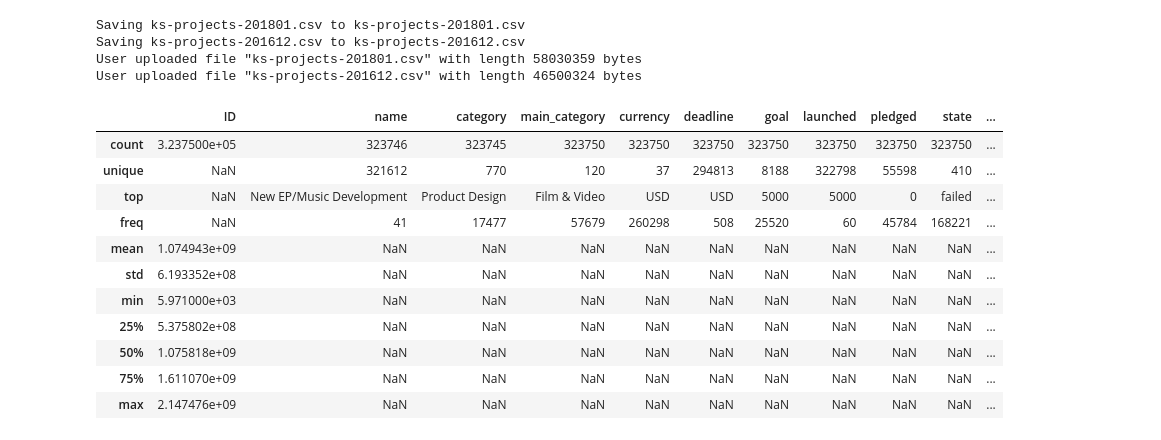
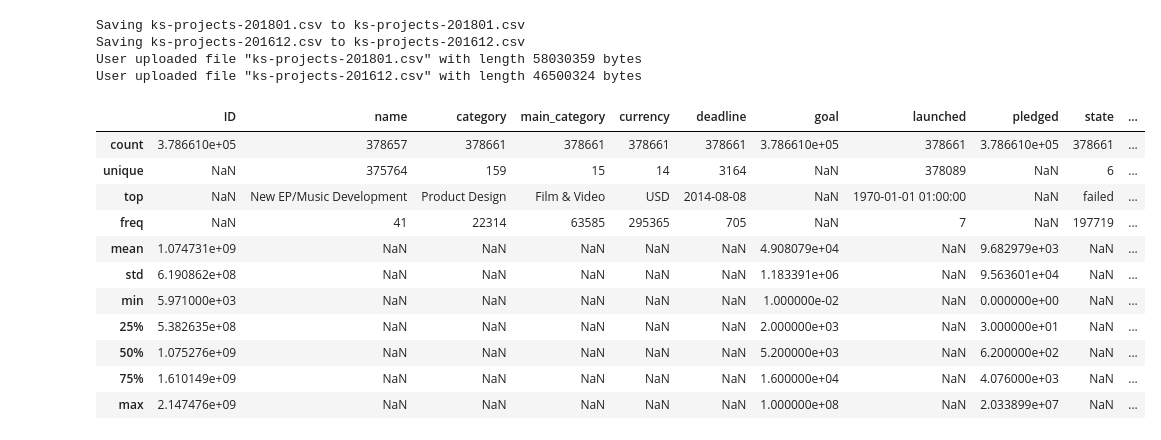
Before and after one commit to Mo0nro2e/KickstarterProjects_data_visualization, a Jupyter notebook: first_draft.ipynb, the cells around one changed output. Drawn from its saved outputs; the diff is of its cells as text; code cells hidden in the pictures.

```diff
--- a/first_draft.ipynb
+++ b/first_draft.ipynb
@@ -16,23 +18,23 @@ Saving ks-projects-201612.csv to ks-projects-201612.csv
 User uploaded file "ks-projects-201801.csv" with length 58030359 bytes
 User uploaded file "ks-projects-201612.csv" with length 46500324 bytes
 # %%
-gf = pandas.read_csv("/content/ks-612.csv", sep=',', engine='python')
-hf = pandas.read_csv("/content/ks-801.csv", sep=',', engine='python')
+hf = pd.read_csv("/content/ks-projects-201612.csv", sep=',', engine='python')
+gf = pd.read_csv("/content/ks-projects-201801.csv", sep=',', engine='python')
 
 gf.describe(include='all')
 # %% [output]
 |  | ID | name | category | main_category | currency | deadline | goal | launched | pledged | state | ... |
-| count | 3.237500e+05 | 323746 | 323745 | 323750 | 323750 | 323750 | 323750 | 323750 | 323750 | 323750 | ... |
-| unique | NaN | 321612 | 770 | 120 | 37 | 294813 | 8188 | 322798 | 55598 | 410 | ... |
-| top | NaN | New EP/Music Development | Product Design | Film & Video | USD | USD | 5000 | 5000 | 0 | failed | ... |
-| freq | NaN | 41 | 17477 | 57679 | 260298 | 508 | 25520 | 60 | 45784 | 168221 | ... |
-| mean | 1.074943e+09 | NaN | NaN | NaN | NaN | NaN | NaN | NaN | NaN | NaN | ... |
-| std | 6.193352e+08 | NaN | NaN | NaN | NaN | NaN | NaN | NaN | NaN | NaN | ... |
-| min | 5.971000e+03 | NaN | NaN | NaN | NaN | NaN | NaN | NaN | NaN | NaN | ... |
-| 25% | 5.375802e+08 | NaN | NaN | NaN | NaN | NaN | NaN | NaN | NaN | NaN | ... |
-| 50% | 1.075818e+09 | NaN | NaN | NaN | NaN | NaN | NaN | NaN | NaN | NaN | ... |
-| 75% | 1.611070e+09 | NaN | NaN | NaN | NaN | NaN | NaN | NaN | NaN | NaN | ... |
-| max | 2.147476e+09 | NaN | NaN | NaN | NaN | NaN | NaN | NaN | NaN | NaN | ... |
+| count | 3.786610e+05 | 378657 | 378661 | 378661 | 378661 | 378661 | 3.786610e+05 | 378661 | 3.786610e+05 | 378661 | ... |
+| unique | NaN | 375764 | 159 | 15 | 14 | 3164 | NaN | 378089 | NaN | 6 | ... |
+| top | NaN | New EP/Music Development | Product Design | Film & Video | USD | 2014-08-08 | NaN | 1970-01-01 01:00:00 | NaN | failed | ... |
+| freq | NaN | 41 | 22314 | 63585 | 295365 | 705 | NaN | 7 | NaN | 197719 | ... |
+| mean | 1.074731e+09 | NaN | NaN | NaN | NaN | NaN | 4.908079e+04 | NaN | 9.682979e+03 | NaN | ... |
+| std | 6.190862e+08 | NaN | NaN | NaN | NaN | NaN | 1.183391e+06 | NaN | 9.563601e+04 | NaN | ... |
+| min | 5.971000e+03 | NaN | NaN | NaN | NaN | NaN | 1.000000e-02 | NaN | 0.000000e+00 | NaN | ... |
+| 25% | 5.382635e+08 | NaN | NaN | NaN | NaN | NaN | 2.000000e+03 | NaN | 3.000000e+01 | NaN | ... |
+| 50% | 1.075276e+09 | NaN | NaN | NaN | NaN | NaN | 5.200000e+03 | NaN | 6.200000e+02 | NaN | ... |
+| 75% | 1.610149e+09 | NaN | NaN | NaN | NaN | NaN | 1.600000e+04 | NaN | 4.076000e+03 | NaN | ... |
+| max | 2.147476e+09 | NaN | NaN | NaN | NaN | NaN | 1.000000e+08 | NaN | 2.033899e+07 | NaN | ... |
 # %%
 import numpy as np
 import matplotlib.pyplot as plt
```
Also changed, not shown: parts of 7 cells of this notebook.
